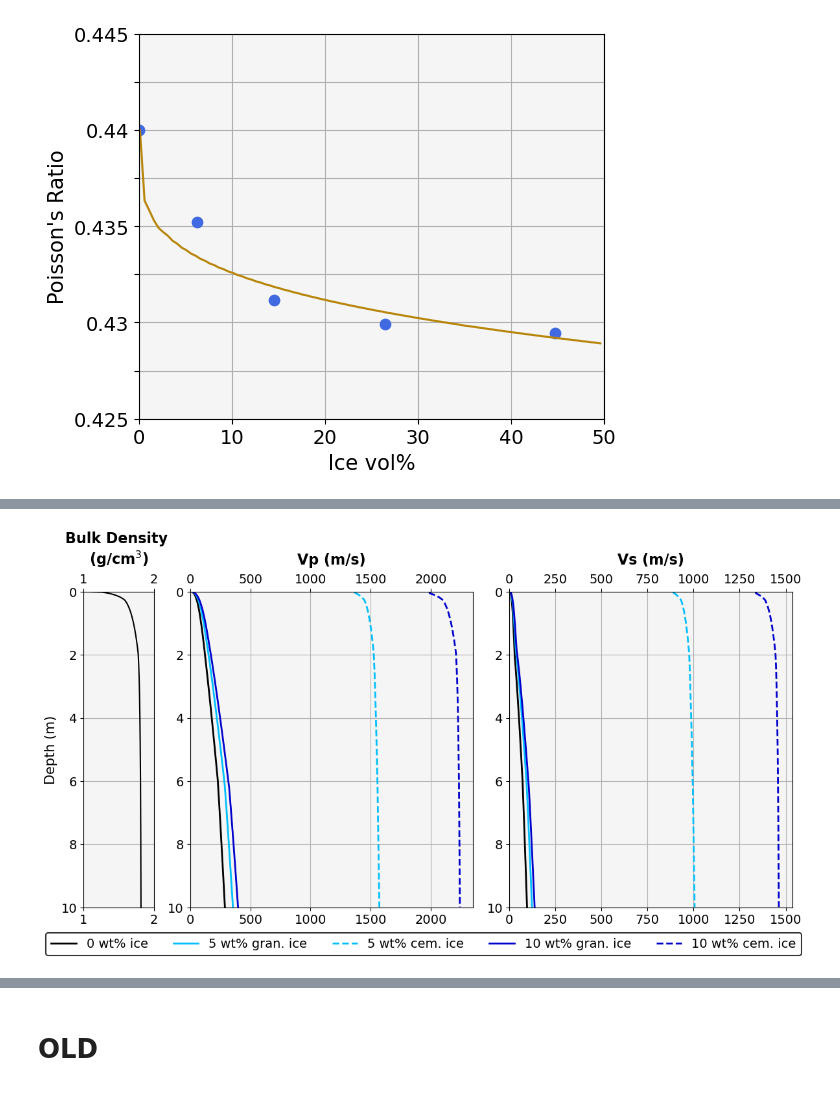
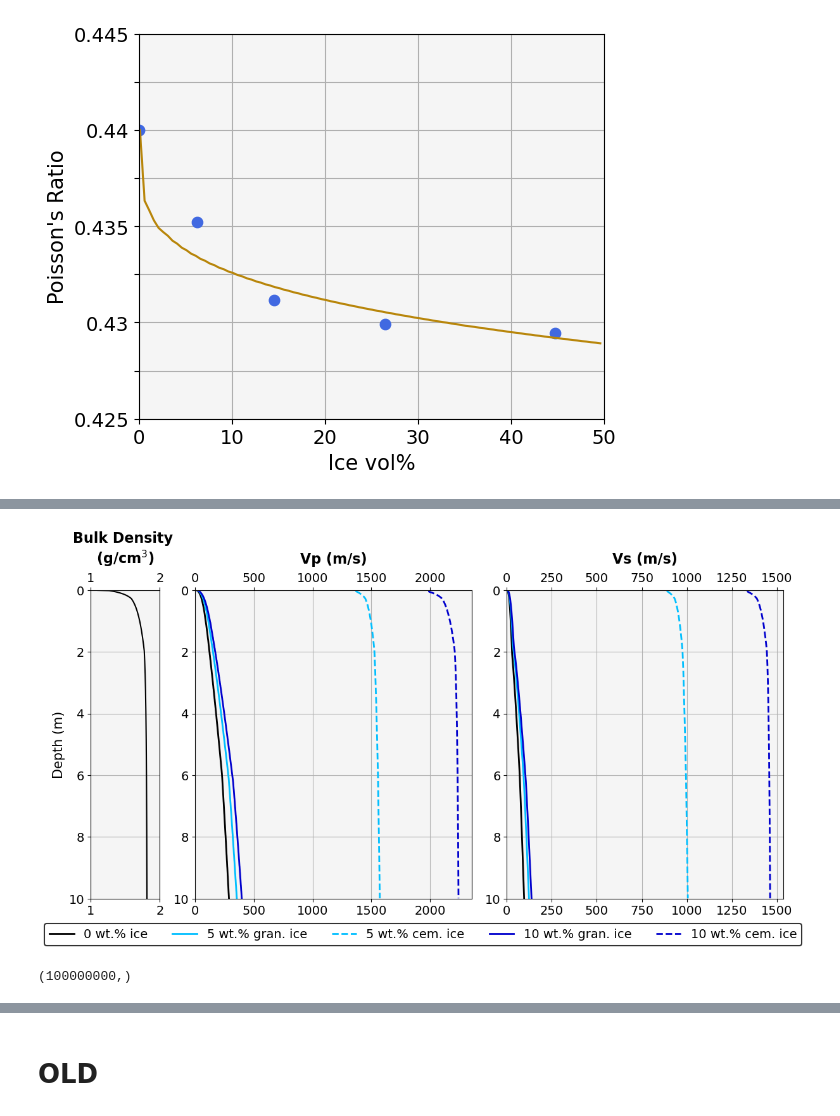
Before and after one commit to astroChance/LunarIce, a Jupyter notebook: notebooks/Icy_Regolith_Modeling.ipynb, the cells around one changed output, grey strips where cells are left out. Saved outputs shown, nothing was run; the diff lists cells and outputs as text; code cells hidden in the pictures.

```diff
--- a/notebooks/Icy_Regolith_Modeling.ipynb
+++ b/notebooks/Icy_Regolith_Modeling.ipynb
@@ -1864,10 +2030,10 @@ ax[0].plot(density_profs[0], depths, color=plot_colors_1d[0])
 for i in range(len(ice_amts)):
 
     if i == 0:
-        tmp_label_gran = "0 wt% ice"
+        tmp_label_gran = "0 wt.% ice"
     else:
-        tmp_label_gran = f"{int(ice_amts_wt[i]*100)} wt% gran. ice"
-        tmp_label_cem = f"{int(ice_amts_wt[i]*100)} wt% cem. ice"
+        tmp_label_gran = f"{int(ice_amts_wt[i]*100)} wt.% gran. ice"
+        tmp_label_cem = f"{int(ice_amts_wt[i]*100)} wt.% cem. ice"
 
     ax[1].plot(vp_amos_gran[i], depths, color=plot_colors_1d[i], lw=2,
               label=tmp_label_gran)
@@ -1891,31 +2057,43 @@ for i in range(3):
              axisbelow=True)
     ax[i].tick_params(axis='both', labelsize=14)
     ax[i].tick_params(axis="x", bottom=True, top=True, labelbottom=True, labeltop=True)
     ax[i].grid("both")
 
 ax[0].set_ylabel("Depth (m)", fontsize=15)
 ax[0].set_xlabel("Bulk Density \n(g/cm$^3$)", fontsize=16, weight="bold", labelpad=10)
 ax[0].xaxis.set_label_position('top')
 ax[0].set_xlim(1., 2.)
 
 ax[1].set_xlabel("Vp (m/s)", fontsize=16, weight="bold", labelpad=10)
 ax[1].xaxis.set_label_position('top')
 ax[1].set_xlim(0, None)
 ax[2].set_xlabel("Vs (m/s)", fontsize=16, weight="bold", labelpad=10)
 ax[2].xaxis.set_label_position('top')
 ax[2].set_xlim(0, None)
 
 handles, labels = ax[1].get_legend_handles_labels()
 # labels = ["0 wt% ice", "5 wt% gran. ice", "5 wt% cem. ice", "10 wt% gran. ice", "10 wt% cem. ice"]
 legend0 = fig.legend(handles=handles, labels=labels, bbox_to_anchor=(0.0, 0.03, 1., 1), ncols=5,
            loc='lower center', fontsize=14)
 legend0.get_frame().set_linewidth(1.5)
 legend0.get_frame().set_edgecolor("black")
 
 plt.tight_layout()
 plt.subplots_adjust(bottom=0.15)
 plt.show()
 
 # plt.savefig("../../../Research Work/Papers/pub2/pub2_figs/1d_profiles.jpg", dpi=1000, bbox_inches = "tight")
 # %% [output]
-[figure, old version]
+[figure, new version]
+# %%
+"""
+Display 3D model of ice
+"""
+
+model_path = "../data/vel_models/vp_CaseA.csv"
+
+velmodel_load = np.genfromtxt(model_path, delimiter=",")
+
+print(velmodel_load.shape)
+# %% [output]
+(100000000,)
```
Also changed, not shown: parts of 12 cells of this notebook, 2 other files.
